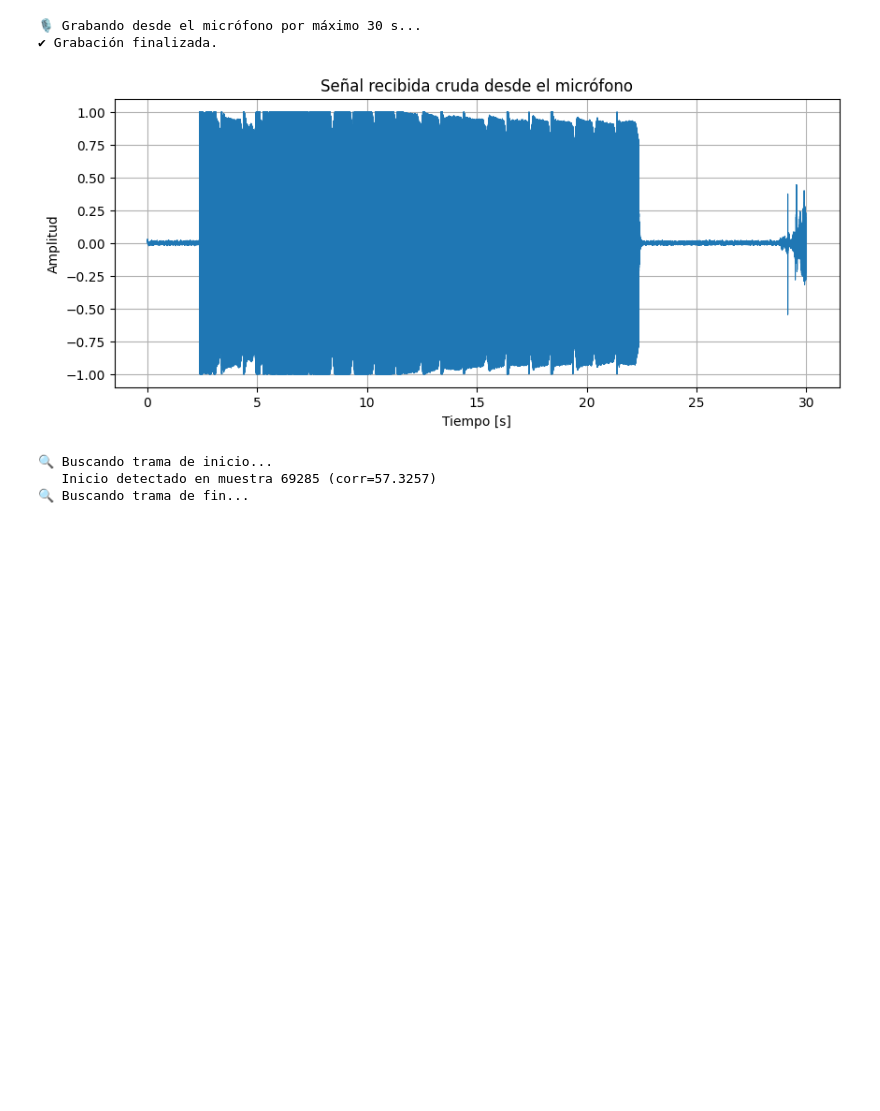
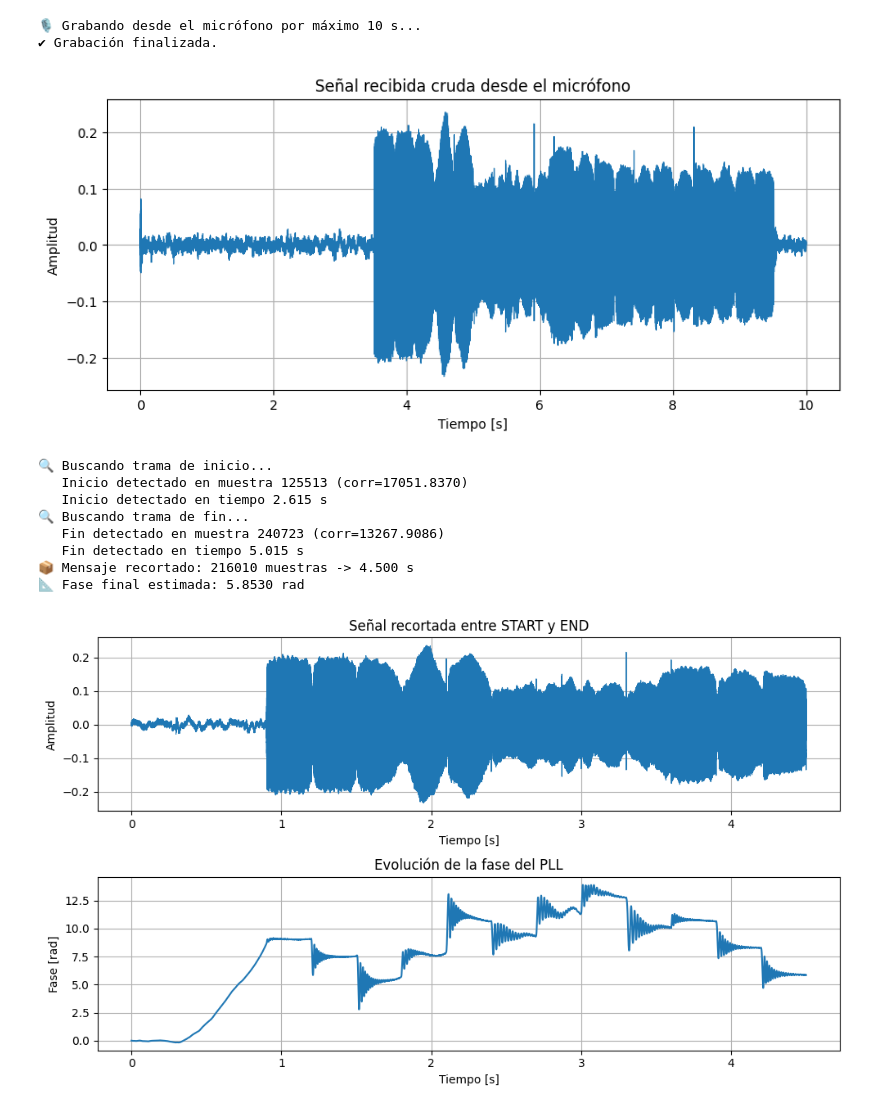
Before and after one commit to jbcgames/Proyecto_Final_PDS, a Jupyter notebook: Receptor.ipynb, the cells around one changed output. Cells and saved outputs as stored; diff of their text form; code cells hidden in the pictures; blank space fills up the shorter version.

```diff
--- a/Receptor.ipynb
+++ b/Receptor.ipynb
@@ -183,38 +183,44 @@ def modulate_8qam(bits, Tb, fs, fc, beta=0.25):
 
     total_samples = len(symbols) * N
     t = np.linspace(0, Tb * len(symbols), total_samples, endpoint=False)
 
     # Señales banda base I(t) y Q(t)
     I = np.zeros(total_samples)
     Q = np.zeros(total_samples)
 
     for k, (I0, Q0) in enumerate(IQ):
         start = k * N
         end = start + N
         I[start:end] += I0 * h
         Q[start:end] += Q0 * h
 
     # --- Modulación en frecuencia ---
     carrier_cos = np.cos(2 * np.pi * fc * t)
     carrier_sin = np.sin(2 * np.pi * fc * t)
 
     # Señal 8QAM pasabanda
     s = I * carrier_cos - Q * carrier_sin
 
     return t, s, I, Q
 
 # Parámetros (deben coincidir con el transmisor)
 t_full, rx, t_msg, msg_signal, phase_hist, phase_final = record_and_receive_8qam(
-    Tb=1,
+    Tb=0.3,
     fs=48000,
-    fc=12000,
+    fc=3000,
     beta=0.25,
-    max_duration=30
+    max_duration=10
 )
 # %% [output]
-🎙 Grabando desde el micrófono por máximo 30 s...
+🎙 Grabando desde el micrófono por máximo 10 s...
 ✔ Grabación finalizada.
-[figure, old version]
+[figure, new version]
 🔍 Buscando trama de inicio...
-   Inicio detectado en muestra 69285 (corr=57.3257)
+   Inicio detectado en muestra 125513 (corr=17051.8370)
+   Inicio detectado en tiempo 2.615 s
 🔍 Buscando trama de fin...
+   Fin detectado en muestra 240723 (corr=13267.9086)
+   Fin detectado en tiempo 5.015 s
+📦 Mensaje recortado: 216010 muestras -> 4.500 s
+📐 Fase final estimada: 5.8530 rad
+[figure, added]
```
Also changed, not shown: 1 other file.
